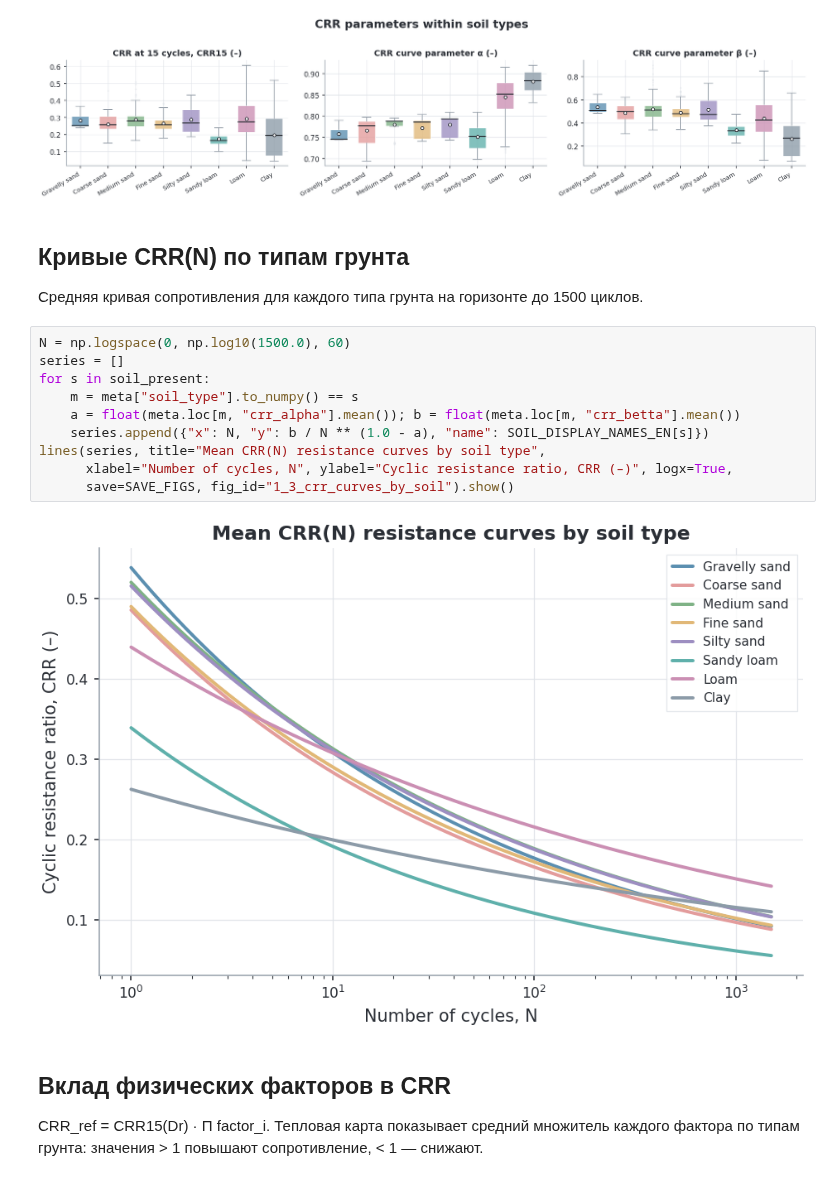
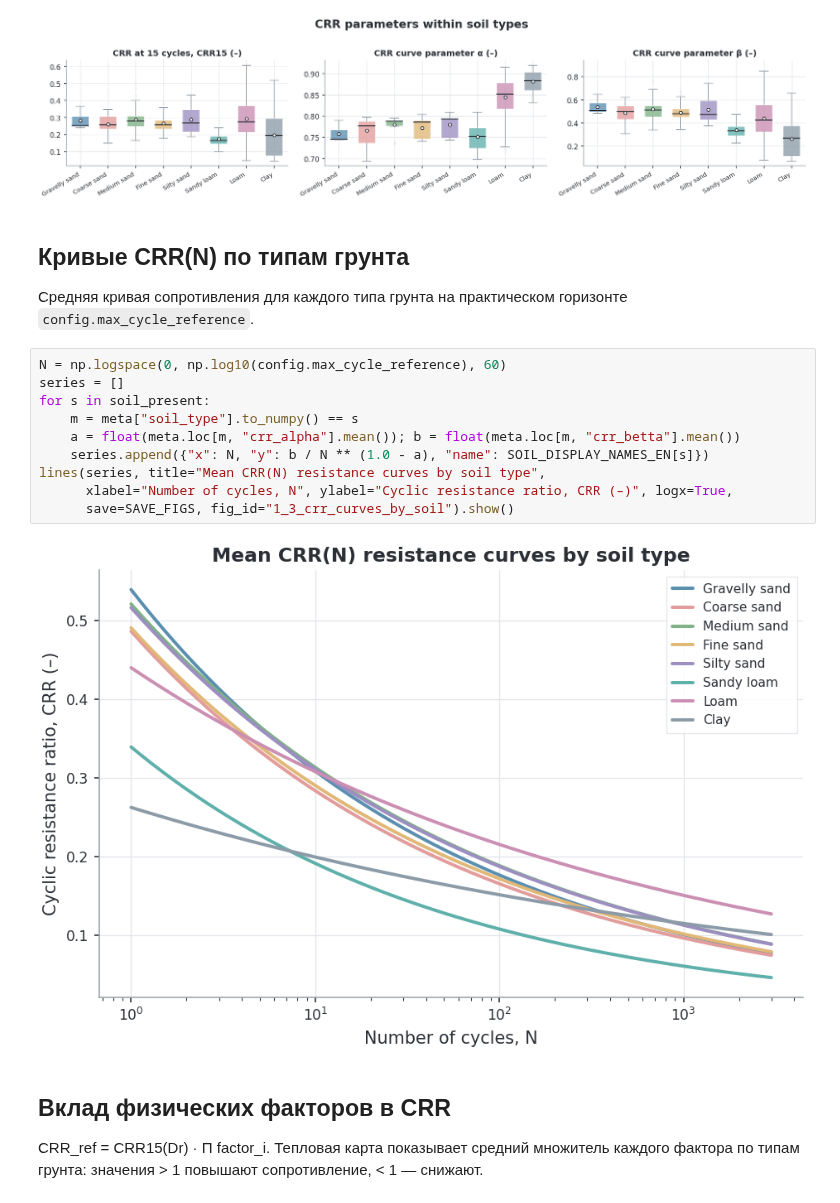
Before and after one commit to tnick1502/liquefaction-ai, a Jupyter notebook: notebooks/1_data_preparation/1_3_crr_parameter_analysis.ipynb, the cells around one changed output. Drawn from its saved outputs; the diff is of its cells as text.

```diff
--- a/notebooks/1_data_preparation/1_3_crr_parameter_analysis.ipynb
+++ b/notebooks/1_data_preparation/1_3_crr_parameter_analysis.ipynb
@@ -85,19 +85,19 @@ box_grid(meta, value_cols=cols, group_col="soil_type", group_order=soil_present,
 # %% [markdown]
 ## Кривые CRR(N) по типам грунта
 
-Средняя кривая сопротивления для каждого типа грунта на горизонте до 1500 циклов.
+Средняя кривая сопротивления для каждого типа грунта на практическом горизонте `config.max_cycle_reference`.
 # %%
-N = np.logspace(0, np.log10(1500.0), 60)
+N = np.logspace(0, np.log10(config.max_cycle_reference), 60)
 series = []
 for s in soil_present:
     m = meta["soil_type"].to_numpy() == s
     a = float(meta.loc[m, "crr_alpha"].mean()); b = float(meta.loc[m, "crr_betta"].mean())
     series.append({"x": N, "y": b / N ** (1.0 - a), "name": SOIL_DISPLAY_NAMES_EN[s]})
 lines(series, title="Mean CRR(N) resistance curves by soil type",
       xlabel="Number of cycles, N", ylabel="Cyclic resistance ratio, CRR (–)", logx=True,
       save=SAVE_FIGS, fig_id="1_3_crr_curves_by_soil").show()
 # %% [output]
-[figure, old version]
+[figure, new version]
 # %% [markdown]
 ## Вклад физических факторов в CRR
 
```
Also changed, not shown: 51 other files.
